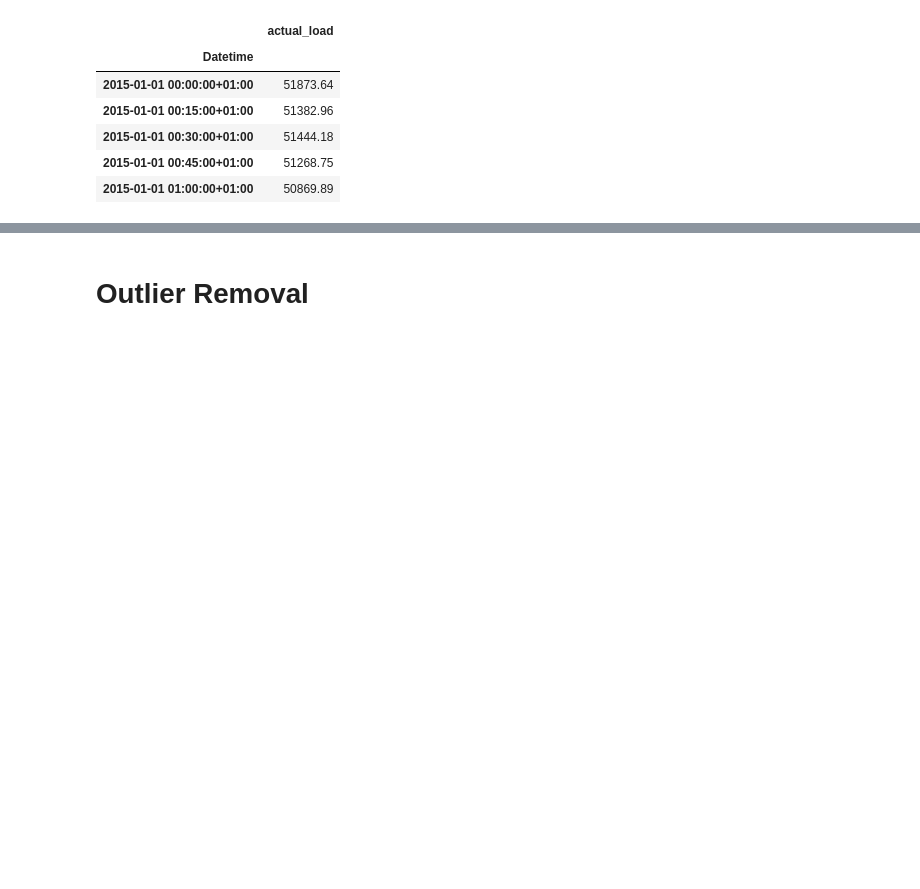
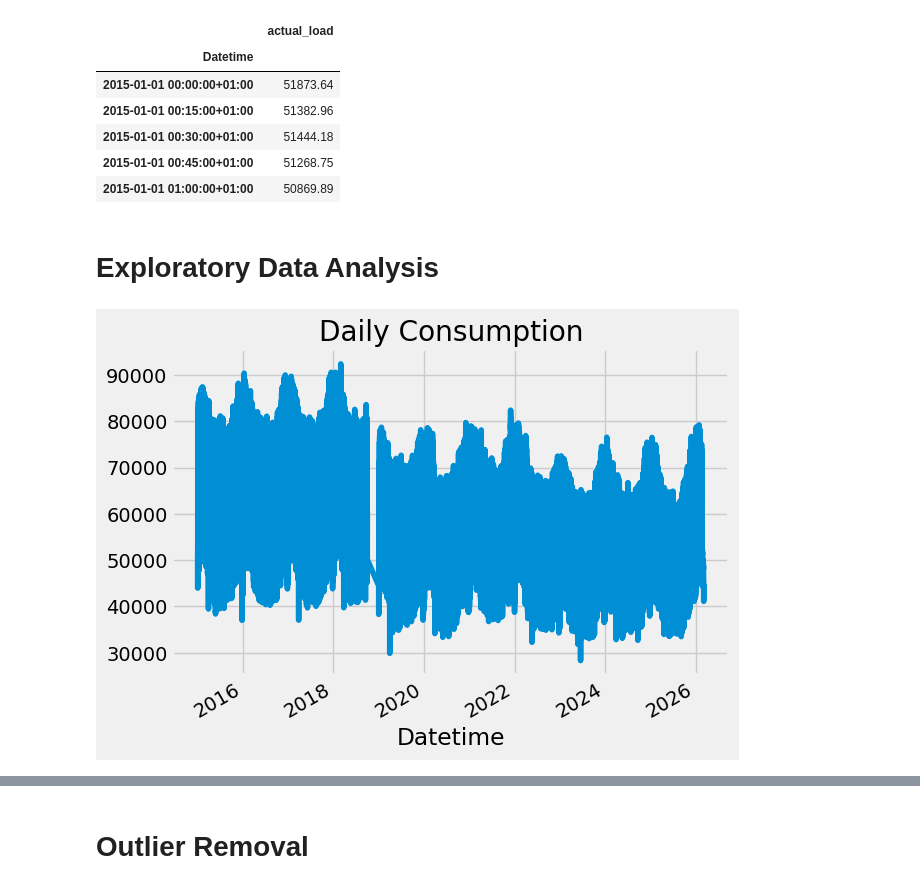
Before and after one commit to samithcsachi/Kaggle_Notebooks, a Jupyter notebook: time-series-forecasting-with-xgboost.ipynb, the cells around one changed output, grey strips where cells are left out. Cells and saved outputs as stored; diff of their text form; code cells hidden in the pictures; blank space fills up the shorter version.

```diff
--- a/time-series-forecasting-with-xgboost.ipynb
+++ b/time-series-forecasting-with-xgboost.ipynb
@@ -44,3 +47,10 @@ df.head()
 | 2015-01-01 00:30:00+01:00 | 51444.18 |
 | 2015-01-01 00:45:00+01:00 | 51268.75 |
 | 2015-01-01 01:00:00+01:00 | 50869.89 |
+# %% [markdown]
+# Exploratory Data Analysis
+# %%
+df['actual_load'].plot(title = 'Daily Consumption')
+plt.show()
+# %% [output]
+[figure, added]
```
Also changed, not shown: parts of 15 cells of this notebook.
